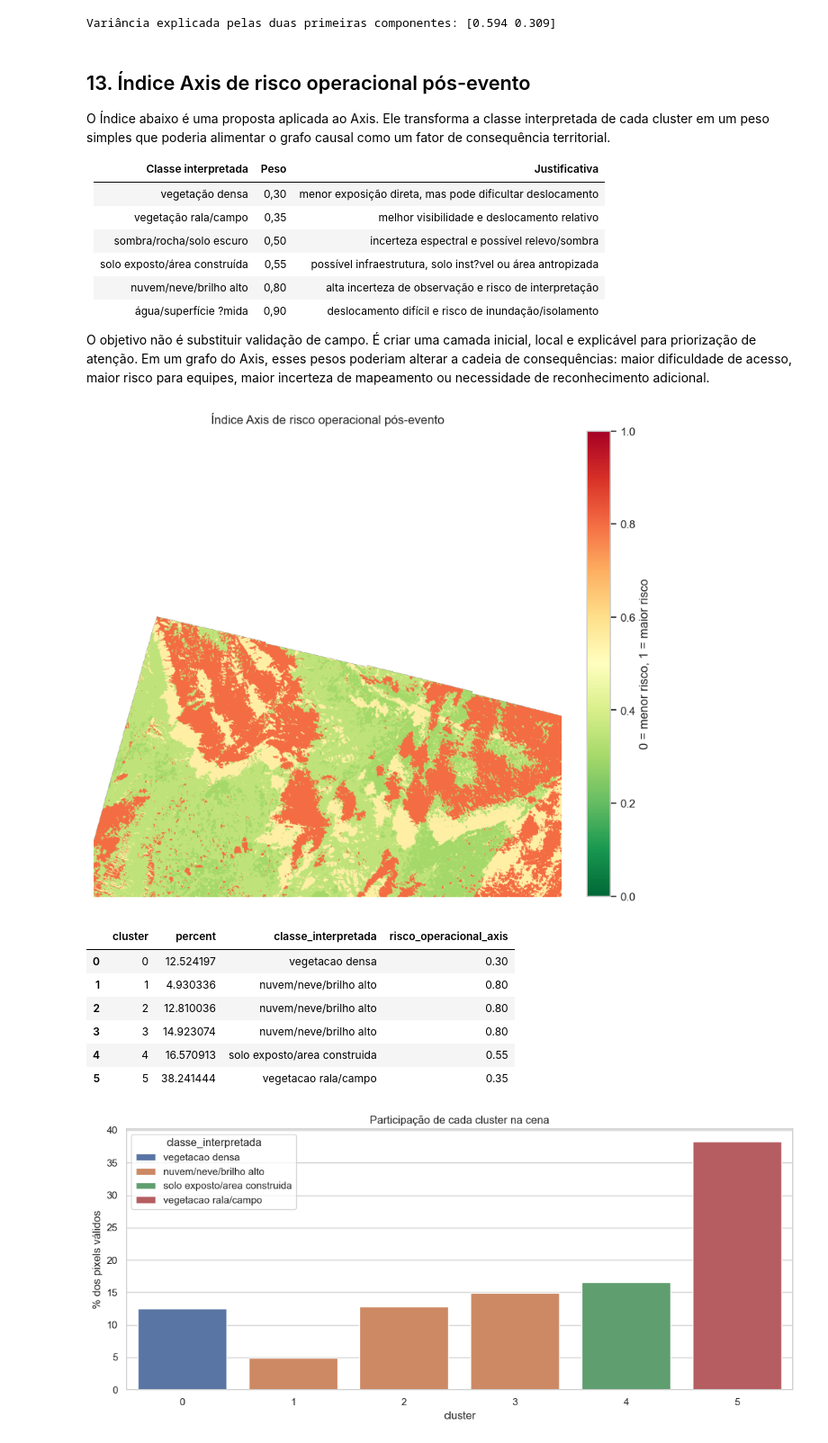
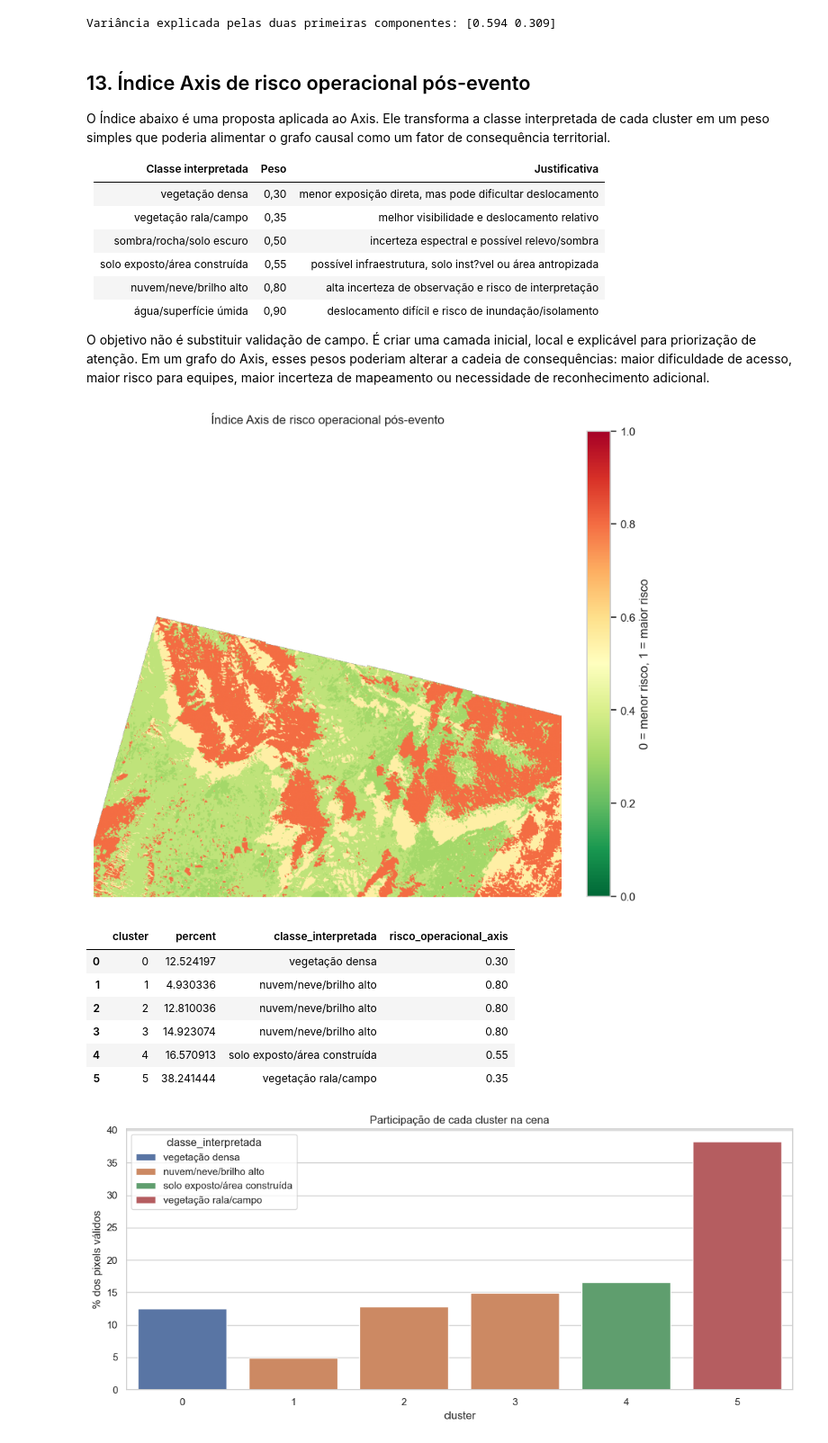
Before and after one commit to Vikcarvalhos/axis-gs-ml, a Jupyter notebook: axis_copernicus_sentinel2_estudo.ipynb, the cells around one changed output. Shown at 90% size. Saved outputs shown, nothing was run; the diff lists cells and outputs as text; code cells hidden in the pictures.

```diff
--- a/axis_copernicus_sentinel2_estudo.ipynb
+++ b/axis_copernicus_sentinel2_estudo.ipynb
@@ -395,15 +395,15 @@ def cluster_profiles(label_map):
 
 def interpret_cluster(row):
     if row.ndwi_mean > 0.10 or row.scl_mode == 6:
-        return 'agua/superficie umida'
+        return 'água/superfície úmida'
     if row.ndvi_mean > 0.42:
-        return 'vegetacao densa'
+        return 'vegetação densa'
     if row.ndvi_mean > 0.22:
-        return 'vegetacao rala/campo'
+        return 'vegetação rala/campo'
     if row.scl_mode in [8, 9, 10, 11] or row.brightness_mean > 0.45:
         return 'nuvem/neve/brilho alto'
     if row.ndbi_mean > -0.02 and row.swir1_mean > 0.16:
-        return 'solo exposto/area construida'
+        return 'solo exposto/área construída'
     return 'sombra/rocha/solo escuro'
 
 profiles = cluster_profiles(label_map)
@@ -535,43 +535,43 @@ O Índice abaixo é uma proposta aplicada ao Axis. Ele transforma a classe inter
 | sombra/rocha/solo escuro | 0,50 | incerteza espectral e possível relevo/sombra |
 | solo exposto/área construída | 0,55 | possível infraestrutura, solo inst?vel ou área antropizada |
 | nuvem/neve/brilho alto | 0,80 | alta incerteza de observação e risco de interpretação |
-| água/superfície ?mida | 0,90 | deslocamento difícil e risco de inundação/isolamento |
+| água/superfície úmida | 0,90 | deslocamento difícil e risco de inundação/isolamento |
 
 O objetivo não é substituir validação de campo. É criar uma camada inicial, local e explicável para priorização de atenção. Em um grafo do Axis, esses pesos poderiam alterar a cadeia de consequências: maior dificuldade de acesso, maior risco para equipes, maior incerteza de mapeamento ou necessidade de reconhecimento adicional.
 # %%
 risk_weights = {
-    'vegetacao densa': 0.30,
-    'vegetacao rala/campo': 0.35,
+    'vegetação densa': 0.30,
+    'vegetação rala/campo': 0.35,
     'sombra/rocha/solo escuro': 0.50,
-    'solo exposto/area construida': 0.55,
+    'solo exposto/área construída': 0.55,
     'nuvem/neve/brilho alto': 0.80,
-    'agua/superficie umida': 0.90,
+    'água/superfície úmida': 0.90,
 }
 profiles['risco_operacional_axis'] = profiles['classe_interpretada'].map(risk_weights)
 
 risk_map = np.full(label_map.shape, np.nan)
 for _, row in profiles.iterrows():
     risk_map[label_map == row.cluster] = row.risco_operacional_axis
 
 plt.figure(figsize=(8, 8))
 image = plt.imshow(risk_map, cmap='RdYlGn_r', vmin=0, vmax=1)
 plt.title('Índice Axis de risco operacional pós-evento')
 plt.axis('off')
 plt.colorbar(image, fraction=0.045, label='0 = menor risco, 1 = maior risco')
 plt.tight_layout()
 plt.savefig(FIG_DIR / '05_mapa_risco_axis.png', dpi=170)
 plt.show()
 
 profiles[['cluster', 'percent', 'classe_interpretada', 'risco_operacional_axis']].sort_values('cluster')
 # %% [output]
 [figure]
 |  | cluster | percent | classe_interpretada | risco_operacional_axis |
-| 0 | 0 | 12.524197 | vegetacao densa | 0.30 |
+| 0 | 0 | 12.524197 | vegetação densa | 0.30 |
 | 1 | 1 | 4.930336 | nuvem/neve/brilho alto | 0.80 |
 | 2 | 2 | 12.810036 | nuvem/neve/brilho alto | 0.80 |
 | 3 | 3 | 14.923074 | nuvem/neve/brilho alto | 0.80 |
-| 4 | 4 | 16.570913 | solo exposto/area construida | 0.55 |
-| 5 | 5 | 38.241444 | vegetacao rala/campo | 0.35 |
+| 4 | 4 | 16.570913 | solo exposto/área construída | 0.55 |
+| 5 | 5 | 38.241444 | vegetação rala/campo | 0.35 |
 # %%
 plt.figure(figsize=(11, 5))
 sns.barplot(data=profiles.sort_values('cluster'), x='cluster', y='percent', hue='classe_interpretada')
```
Also changed, not shown: parts of 6 cells of this notebook, 1 other file.
